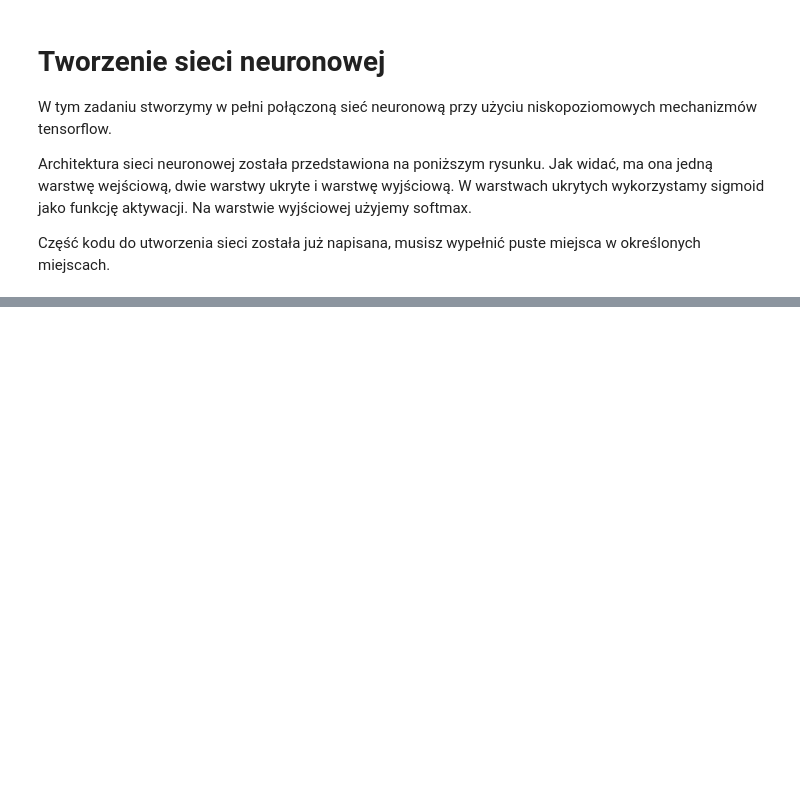
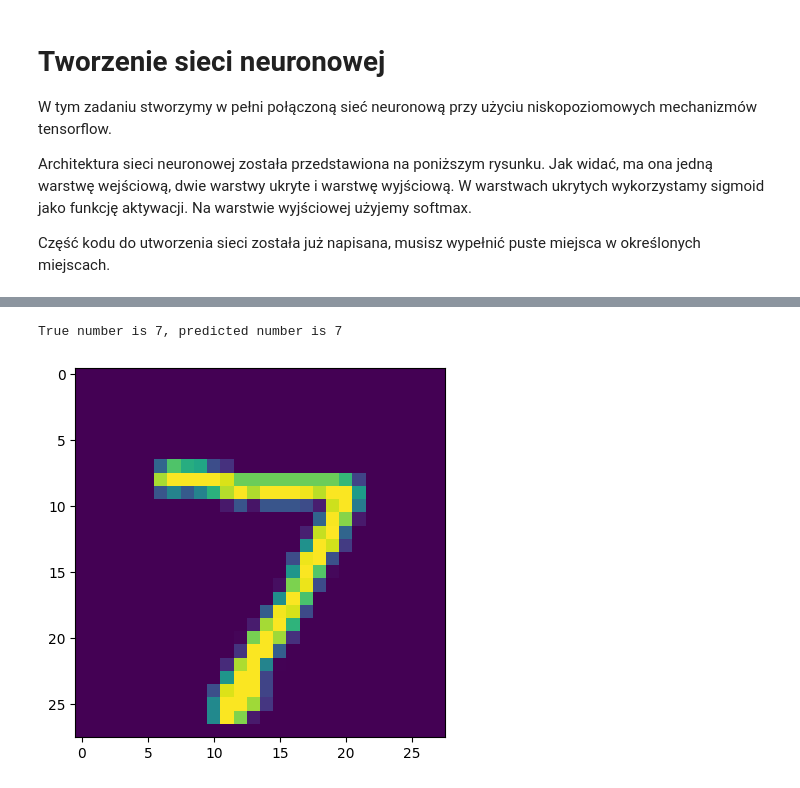
Before and after one commit to koc90/part_3_homework_8, a Jupyter notebook: Hw8_tensorflow_mnist_hw.ipynb, the cells around one changed output, grey strips where cells are left out. Cells and saved outputs as stored; diff of their text form; code cells hidden in the pictures; blank space fills up the shorter version.

```diff
--- a/Hw8_tensorflow_mnist_hw.ipynb
+++ b/Hw8_tensorflow_mnist_hw.ipynb
@@ -287,0 +222,5 @@ plt.imshow(x1)
+# %%
+compare(0)
+# %% [output]
+True number is 7, predicted number is 7
+[figure, added]
```
Also changed, not shown: parts of 25 cells of this notebook.
